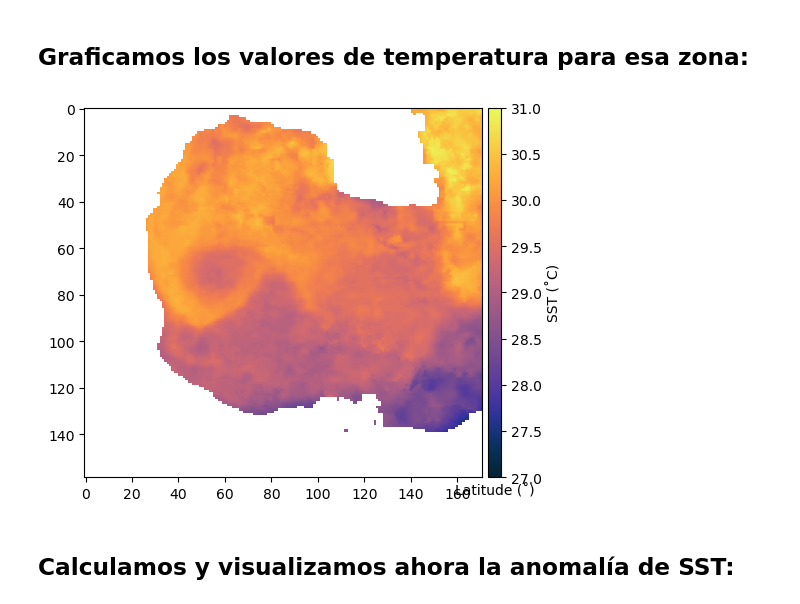
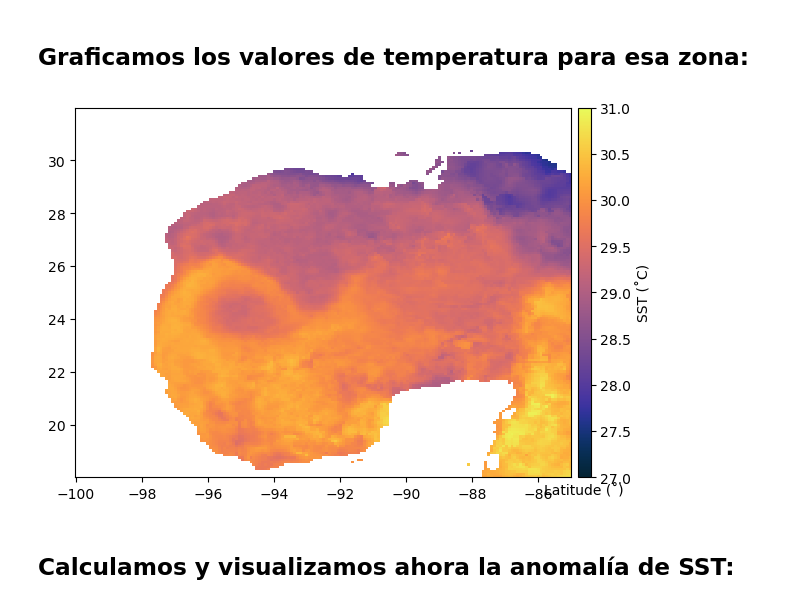
Before and after one commit to Intercoonecta/Talleres_intermedios, a Jupyter notebook: 7-Octubre-2025/informes_python/TEMPLATE_espacial.ipynb, the cells around one changed output. Saved outputs shown, nothing was run; the diff lists cells and outputs as text; code cells hidden in the pictures.

```diff
--- a/7-Octubre-2025/informes_python/TEMPLATE_espacial.ipynb
+++ b/7-Octubre-2025/informes_python/TEMPLATE_espacial.ipynb
@@ -68,20 +110,20 @@ sst_sel.plot()
 cmap = cmo.cm.thermal
 # %%
 fig, ax = plt.subplots()
-image = plt.imshow(sst_sel,cmap=cmap,
+image = plt.pcolormesh(sst_sel.lon, sst_sel.lat, sst_sel,cmap=cmap,
                   vmin=27,vmax=31)
 
 cax = fig.add_axes([ax.get_position().x1+0.01,
                     ax.get_position().y0,0.02,
                     ax.get_position().height])
 cbar= plt.colorbar(image, cax=cax)
 
 plt.xlabel('Longitude (˚)')
 plt.xlabel('Latitude (˚)')
 cbar.set_label('SST (˚C)')
 plt.show()
 # %% [output]
-[figure, old version]
+[figure, new version]
 # %% [markdown]
 ## Calculamos y visualizamos ahora la anomalía de SST:
 # %% [markdown]
```
Also changed, not shown: parts of 4 cells of this notebook, 2 other files.
